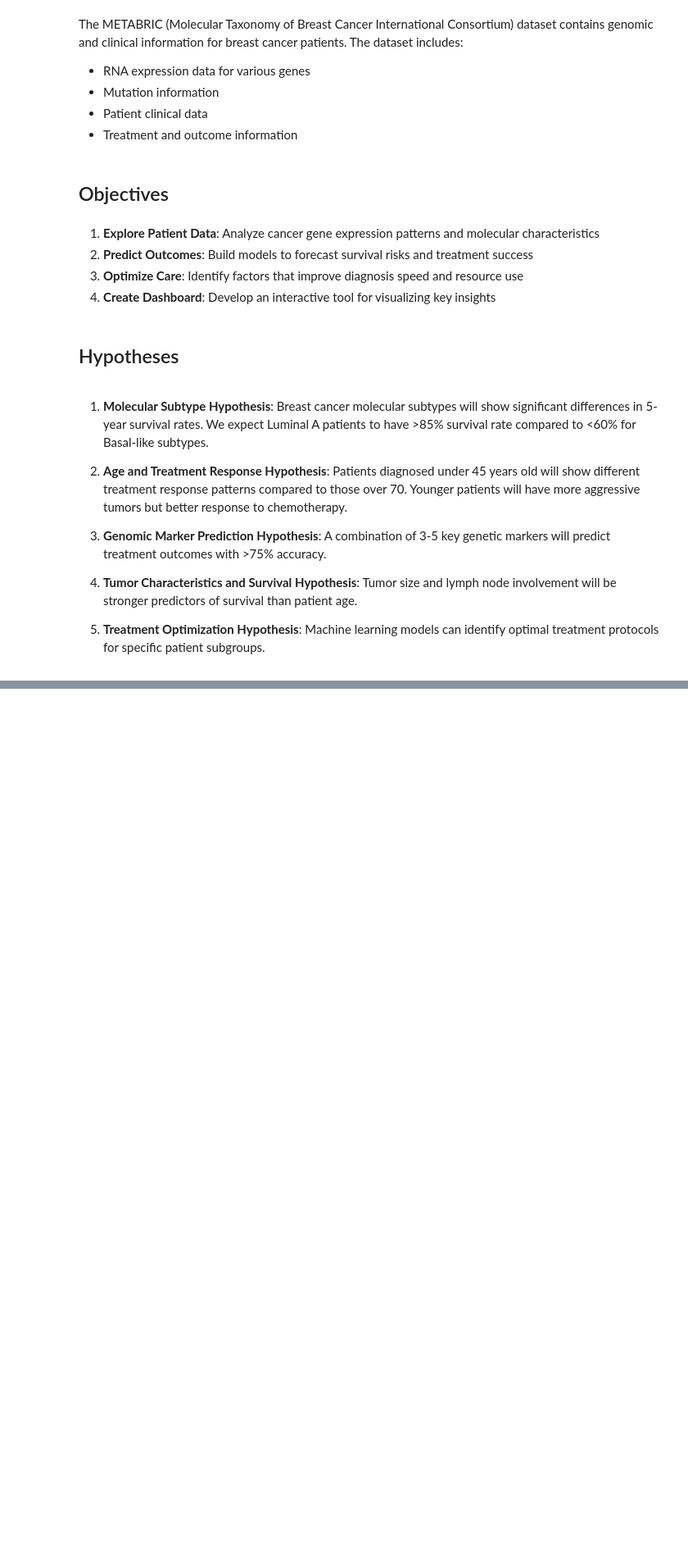
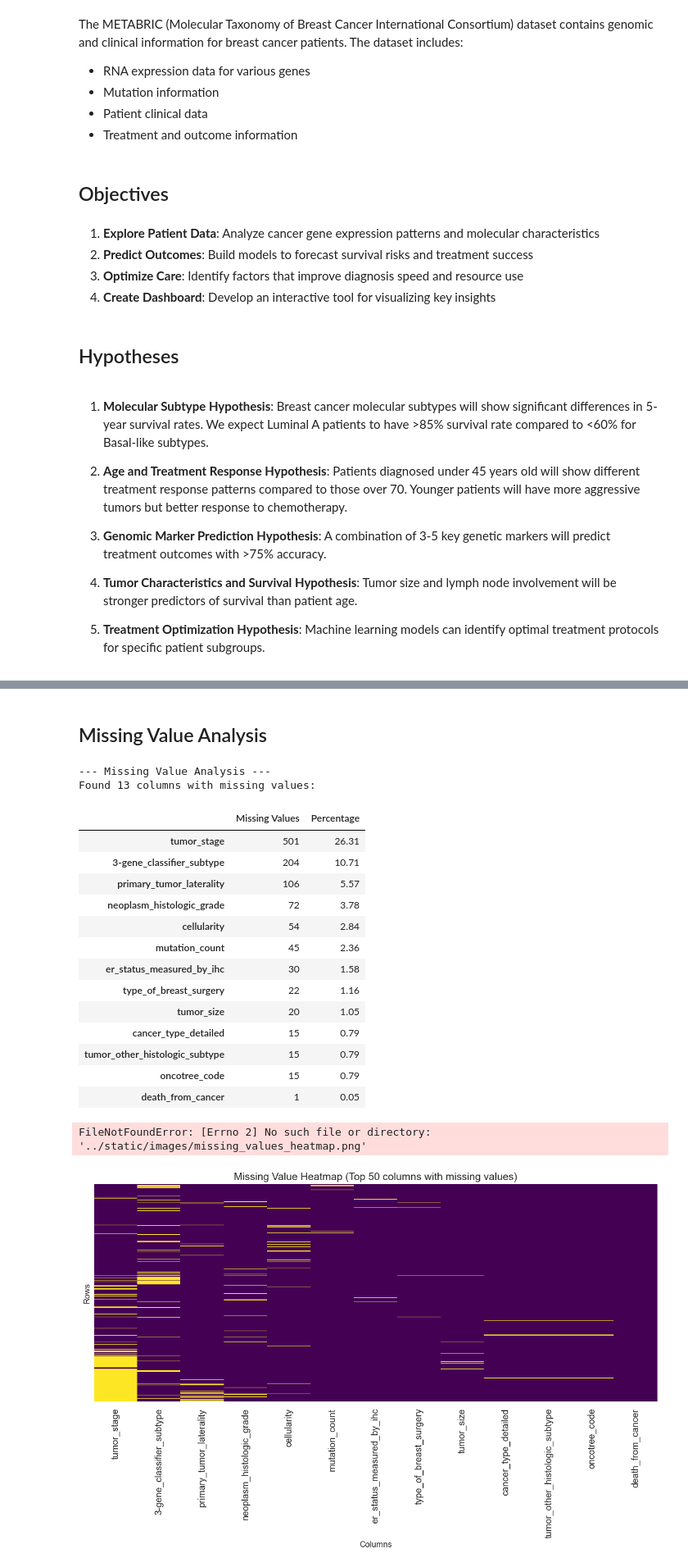
Before and after one commit to bvhadra/Cancer-Diagnosis-Analytics-Dashboard, a Jupyter notebook: jupyter_notebooks/01_Data_Acquisition_and_Overview.ipynb, the cells around one changed output, grey strips where cells are left out. Shown at 82% size. Cells and saved outputs as stored; diff of their text form; code cells hidden in the pictures; blank space fills up the shorter version.

Commit message:
Completion of first Jupyter notebook of the project - Data Acquisition And Overview

```diff
--- a/jupyter_notebooks/01_Data_Acquisition_and_Overview.ipynb
+++ b/jupyter_notebooks/01_Data_Acquisition_and_Overview.ipynb
@@ -34,0 +78,19 @@ The METABRIC (Molecular Taxonomy of Breast Cancer International Consortium) data
+# %%
+# Define file path and load dataset
+data_path = '../data/raw/METABRIC_RNA_Mutation.csv'
+
+# Check if file exists before loading
+if os.path.exists(data_path):
+    print(f"Loading dataset from: {data_path}")
+    df = pd.read_csv(data_path)
+    print(f"Dataset loaded successfully. Shape: {df.shape}")
+else:
+    print(f"ERROR: File not found at {data_path}")
+    print("Please ensure the METABRIC_RNA_Mutation.csv file is in the data/raw directory")
+    # Create a small sample dataset for demonstration if file is missing
+    df = pd.DataFrame({'sample_id': range(5), 'gene1': np.random.randn(5)})
+    print("Created sample dataset for demonstration purposes")
+
+# Display the first few rows of the dataset
+print("\n--- First 5 rows of the dataset ---")
+display(df.head())
@@ -34,0 +166,61 @@ The METABRIC (Molecular Taxonomy of Breast Cancer International Consortium) data
+# %% [markdown]
+## Missing Value Analysis
+# %%
+# Check for missing values
+missing_values = df.isnull().sum()
+missing_percentage = (missing_values / len(df)) * 100
+
+# Create a missing values summary dataframe
+missing_df = pd.DataFrame({
+    'Missing Values': missing_values,
+    'Percentage': missing_percentage
+})
+
+# Display columns with missing values (if any)
+missing_cols = missing_df[missing_df['Missing Values'] > 0].sort_values('Percentage', ascending=False)
+
+print("\n--- Missing Value Analysis ---")
+if len(missing_cols) > 0:
+    print(f"Found {len(missing_cols)} columns with missing values:")
+    display(missing_cols)
+else:
+    print("No missing values found in the dataset.")
+
+# Visualize missing values if any exist
+if len(missing_cols) > 0:
+    plt.figure(figsize=(12, 8))
+    plt.title('Missing Value Heatmap (Top 50 columns with missing values)', fontsize=15)
+
+    # If there are many columns, only plot the top 50 with missing values
+    cols_to_plot = missing_cols.index[:50] if len(missing_cols) > 50 else missing_cols.index
+
+    # Create the heatmap
+    sns.heatmap(df[cols_to_plot].isnull(),
+                cbar=False,
+                yticklabels=False,
+                cmap='viridis')
+
+    plt.xlabel('Columns', fontsize=12)
+    plt.ylabel('Rows', fontsize=12)
+    plt.tight_layout()
+    plt.savefig('../static/images/missing_values_heatmap.png')
+    plt.show()
+# %% [output]
+--- Missing Value Analysis ---
+Found 13 columns with missing values:
+|  | Missing Values | Percentage |
+| tumor_stage | 501 | 26.31 |
+| 3-gene_classifier_subtype | 204 | 10.71 |
+| primary_tumor_laterality | 106 | 5.57 |
+| neoplasm_histologic_grade | 72 | 3.78 |
+| cellularity | 54 | 2.84 |
+| mutation_count | 45 | 2.36 |
+| er_status_measured_by_ihc | 30 | 1.58 |
+| type_of_breast_surgery | 22 | 1.16 |
+| tumor_size | 20 | 1.05 |
+| cancer_type_detailed | 15 | 0.79 |
+| tumor_other_histologic_subtype | 15 | 0.79 |
+| oncotree_code | 15 | 0.79 |
+| death_from_cancer | 1 | 0.05 |
+FileNotFoundError: [Errno 2] No such file or directory: '../static/images/missing_values_heatmap.png'
+[figure, added]
```
Also changed, not shown: parts of 24 cells of this notebook, 1 other file.
